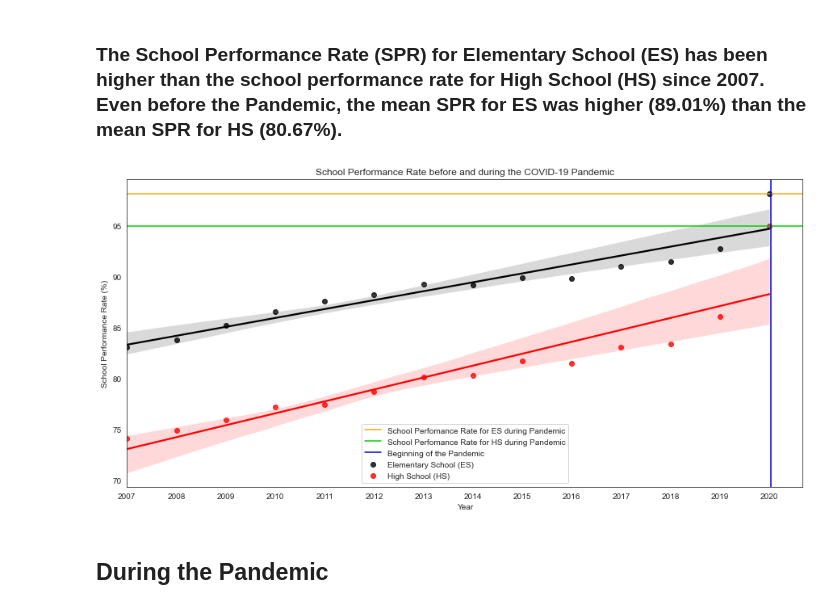
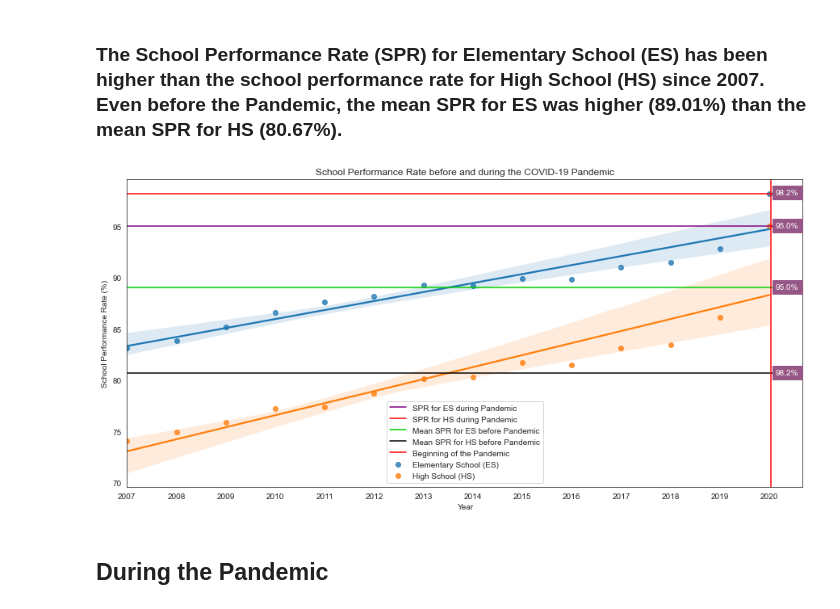
Before and after one commit to aianshay/covid-impacts-on-education, a Jupyter notebook: viz_rq1_rq2.ipynb, the cells around one changed output. Drawn from its saved outputs; the diff is of its cells as text; code cells hidden in the pictures.

Commit message:
Changing the color of the graphs to fit the pattern

```diff
--- a/viz_rq1_rq2.ipynb
+++ b/viz_rq1_rq2.ipynb
@@ -42,6 +42,13 @@ print(data['Total - EF'].sum()/14)
 print(data['Total - EM'].sum()/14)
 # %% [output]
 80.67142857142858
+# %%
+# Constants
+x_shift = 0.13
+y_shift = 0.15
+mean_ES = 89.01
+mean_HS = 80.67
+markersize=9
 # %%
 sns.set_style("whitegrid")
 plt.figure(figsize=(15,7))
@@ -63,19 +76,33 @@ plt.show()
 # %%
 sns.set_style("white")
 plt.figure(figsize=(15,7))
-sns.regplot(data=data, x='Ano', y='Total - EF', label="Elementary School (ES)", scatter_kws={"color": "black"}, line_kws={"color": "black"})
-ax = sns.regplot(data=data, x='Ano', y='Total - EM', label="High School (HS)", scatter_kws={"color": "red"}, line_kws={"color": "red"})
+sns.regplot(data=data, x='Ano', y='Total - EF', label="Elementary School (ES)")
+ax = sns.regplot(data=data, x='Ano', y='Total - EM', label="High School (HS)")
 ax.set(xticks=data.Ano.values)
 plt.xlabel("Year")
 plt.ylabel("School Performance Rate (%)")
-plt.axhline(y=data[data['Ano']==2020]['Total - EF'].iloc[0], label="School Perfomance Rate for ES during Pandemic", color='orange', linestyle='-')
-plt.axhline(y=data[data['Ano']==2020]['Total - EM'].iloc[0], label="School Perfomance Rate for HS during Pandemic", color='#00CD00', linestyle='-')
-plt.axvline(x=2020.025, label="Beginning of the Pandemic", color='#0000CD', linestyle='-')
+
+y_2020_EM = data[data['Ano']==2020]['Total - EM'].iloc[0]
+plt.text(2020+x_shift, y_2020_EM-y_shift, '{:.1f}%'.format(y_2020_EM), color='white').set_backgroundcolor('#965786')
+y_2020_EF = data[data['Ano']==2020]['Total - EF'].iloc[0]
+plt.text(2020+x_shift, y_2020_EF-y_shift, '{:.1f}%'.format(y_2020_EF), color='white').set_backgroundcolor('#965786')
+
+plt.axhline(y=y_2020_EM, label="SPR for ES during Pandemic", color='purple', linestyle='-')
+plt.axhline(y=y_2020_EF, label="SPR for HS during Pandemic", color='red', linestyle='-')
+
+
+plt.axhline(y=mean_ES, label="Mean SPR for ES before Pandemic", color='#00CD00', linestyle='-')
+plt.axhline(y=mean_HS, label="Mean SPR for HS before Pandemic", color='black', linestyle='-')
+
+plt.text(2020+x_shift, mean_ES-y_shift, '{:.1f}%'.format(y_2020_EM), color='white').set_backgroundcolor('#965786')
+plt.text(2020+x_shift, mean_HS-y_shift, '{:.1f}%'.format(y_2020_EF), color='white').set_backgroundcolor('#965786')
+
+plt.axvline(x=2020.025, label="Beginning of the Pandemic", color='red', linestyle='-')
 plt.title("School Performance Rate before and during the COVID-19 Pandemic")
 plt.legend()
 plt.show()
 # %% [output]
-[figure, old version]
+[figure, new version]
 # %% [markdown]
 ## During the Pandemic
 # %% [markdown]
```
Also changed, not shown: parts of 1 cell of this notebook.
